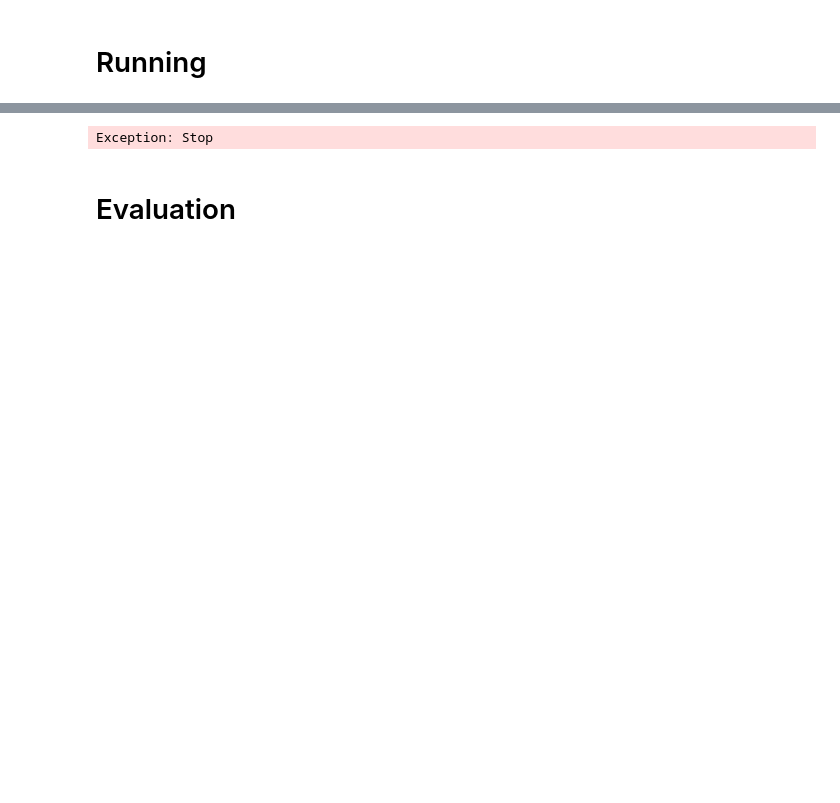
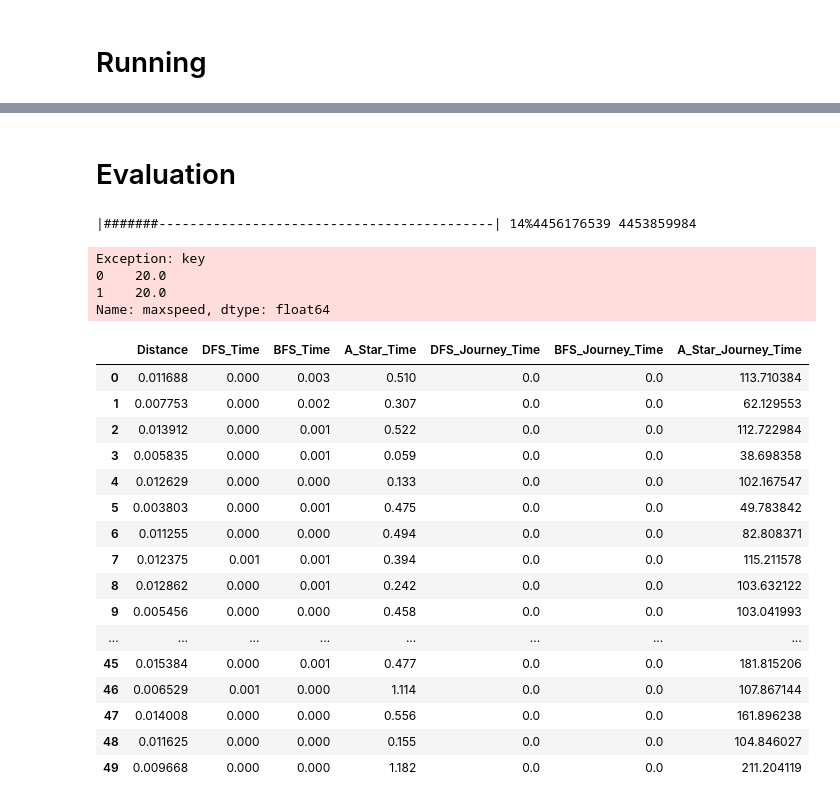
Before and after one commit to Hal609/AIP_map_search, a Jupyter notebook: map_search.ipynb, the cells around one changed output, grey strips where cells are left out. Saved outputs shown, nothing was run; the diff lists cells and outputs as text; code cells hidden in the pictures; blank space fills up the shorter version.

```diff
--- a/map_search.ipynb
+++ b/map_search.ipynb
@@ -321,6 +375,2 @@ TypeError: SearchClass.describe_path() takes 1 positional argument but 2 were gi
-# %%
-raise Exception("Stop")
-# %% [output]
-Exception: Stop
 # %% [markdown]
 # Evaluation
@@ -392,3 +377,70 @@ for i in range(n_trials):
+# %%
+from pretty_progress import progress_bar
+
+n_trials = 100  # Total number of start-end pairs
+
+results_df = pd.DataFrame({
+    "Distance": np.zeros(n_trials),
+    "DFS_Time": np.zeros(n_trials),
+    "BFS_Time": np.zeros(n_trials),
+    "A_Star_Time": np.zeros(n_trials),
+    "DFS_Journey_Time": np.zeros(n_trials),
+    "BFS_Journey_Time": np.zeros(n_trials),
+    "A_Star_Journey_Time": np.zeros(n_trials),
+})
+
+# Run the search n times
+for i in range(n_trials):
+    progress_bar(i, n_trials)
+
+    start = start_node
+    end = random.choice(nodes)
+
+    searcher = SearchClass(start_node, end, heuristic_func=manhattan_distance)
+
+    start_time = time.time_ns()
+    # searcher.run_search(search_type="bfs")
+    bfs_duration =  time.time_ns() - start_time
+    bfs_journey_time = 0 #searcher.calc_path_time(searcher.closed[-1].path_to())
+
+    searcher.reset()
+    start_time = time.time_ns()
+    # searcher.run_search(search_type="dfs")
+    dfs_duration = time.time_ns() - start_time
+    dfs_journey_time = 0 #searcher.calc_path_time(searcher.closed[-1].path_to())
+
+    searcher.reset()
+    start_time = time.time_ns()
+    searcher.run_search(search_type="a_star")
+    a_star_duration = time.time_ns() - start_time
+    a_star_journey_time = searcher.calc_path_time(searcher.closed[-1].path_to())
+
+    # Fill row
+    results_df.loc[i] = [euclid_distance(start, end), dfs_duration / 1e6, bfs_duration / 1e6, a_star_duration / 1e6, dfs_journey_time, bfs_journey_time, a_star_journey_time]
+# %% [output]
+|#######-------------------------------------------| 14%4456176539 4453859984
+Exception: key
+0    20.0
+1    20.0
+Name: maxspeed, dtype: float64
 # %%
-results_df = pd.read_csv("dfs_bfs_200_times_pc.csv")
+results_df #= pd.read_csv("dfs_bfs_200_times_pc.csv")
+# %% [output]
+|  | Distance | DFS_Time | BFS_Time | A_Star_Time | DFS_Journey_Time | BFS_Journey_Time | A_Star_Journey_Time |
+| 0 | 0.011688 | 0.000 | 0.003 | 0.510 | 0.0 | 0.0 | 113.710384 |
+| 1 | 0.007753 | 0.000 | 0.002 | 0.307 | 0.0 | 0.0 | 62.129553 |
+| 2 | 0.013912 | 0.000 | 0.001 | 0.522 | 0.0 | 0.0 | 112.722984 |
+| 3 | 0.005835 | 0.000 | 0.001 | 0.059 | 0.0 | 0.0 | 38.698358 |
+| 4 | 0.012629 | 0.000 | 0.000 | 0.133 | 0.0 | 0.0 | 102.167547 |
+| 5 | 0.003803 | 0.000 | 0.001 | 0.475 | 0.0 | 0.0 | 49.783842 |
+| 6 | 0.011255 | 0.000 | 0.000 | 0.494 | 0.0 | 0.0 | 82.808371 |
+| 7 | 0.012375 | 0.001 | 0.001 | 0.394 | 0.0 | 0.0 | 115.211578 |
+| 8 | 0.012862 | 0.000 | 0.001 | 0.242 | 0.0 | 0.0 | 103.632122 |
+| 9 | 0.005456 | 0.000 | 0.000 | 0.458 | 0.0 | 0.0 | 103.041993 |
+| ... | ... | ... | ... | ... | ... | ... | ... |
+| 45 | 0.015384 | 0.000 | 0.001 | 0.477 | 0.0 | 0.0 | 181.815206 |
+| 46 | 0.006529 | 0.001 | 0.000 | 1.114 | 0.0 | 0.0 | 107.867144 |
+| 47 | 0.014008 | 0.000 | 0.000 | 0.556 | 0.0 | 0.0 | 161.896238 |
+| 48 | 0.011625 | 0.000 | 0.000 | 0.155 | 0.0 | 0.0 | 104.846027 |
+| 49 | 0.009668 | 0.000 | 0.000 | 1.182 | 0.0 | 0.0 | 211.204119 |
 # %%
```
Also changed, not shown: parts of 15 cells of this notebook, 3 other files.
